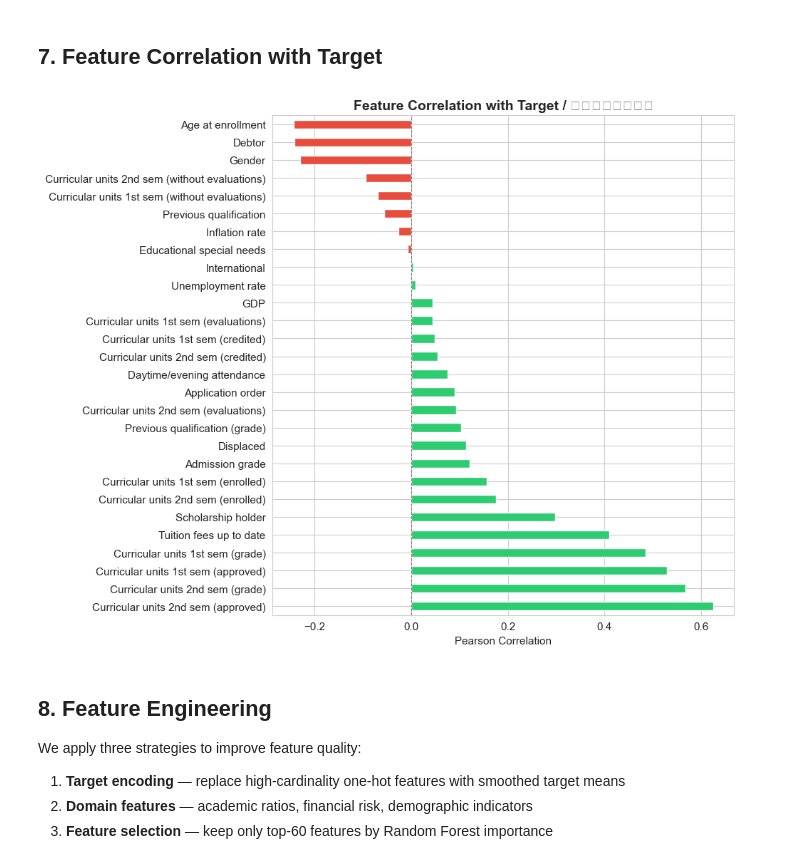
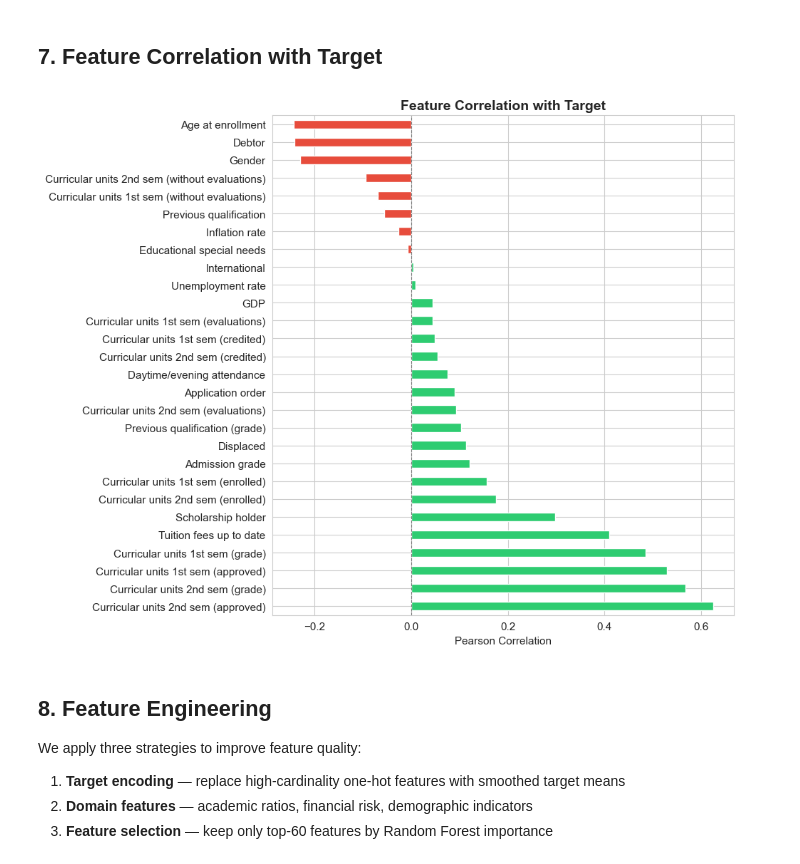
Before and after one commit to pheonix2006/dsaa2011_machine_learning, a Jupyter notebook: notebooks/01_data_preprocessing.ipynb, the cells around one changed output. Drawn from its saved outputs; the diff is of its cells as text; code cells hidden in the pictures.

```diff
--- a/notebooks/01_data_preprocessing.ipynb
+++ b/notebooks/01_data_preprocessing.ipynb
@@ -252,22 +230,22 @@ X_scaled[scale_cols].describe().T
 # %%
 # Compute Pearson correlation of each feature with the target
 numeric_cols = feature_types["continuous"] + feature_types["count"] + feature_types["binary"]
 full_corr = X[numeric_cols].copy()
 full_corr["Target"] = y
 target_corr = full_corr.corr()["Target"].drop("Target").sort_values(ascending=False)
 
 # Plot horizontal bar chart of correlations
 fig, ax = plt.subplots(figsize=(10, 8))
 colors_bar = ["#e74c3c" if v < 0 else "#2ecc71" for v in target_corr.values]
 target_corr.plot(kind="barh", ax=ax, color=colors_bar, edgecolor="white")
-ax.set_title("Feature Correlation with Target / 特征与目标相关性", fontsize=14, fontweight="bold")
+ax.set_title("Feature Correlation with Target", fontsize=14, fontweight="bold")
 ax.set_xlabel("Pearson Correlation")
 ax.axvline(x=0, color="gray", linestyle="--", linewidth=0.8)
 plt.tight_layout()
 plt.savefig(os.path.join(project_root, "data", "plots", "02_feature_target_correlation.png"), dpi=150, bbox_inches="tight")
 plt.show()
 # %% [output]
-[figure, old version]
+[figure, new version]
 # %% [markdown]
 ## 8. Feature Engineering
 
```
Also changed, not shown: parts of 17 cells of this notebook, 3 other files.
